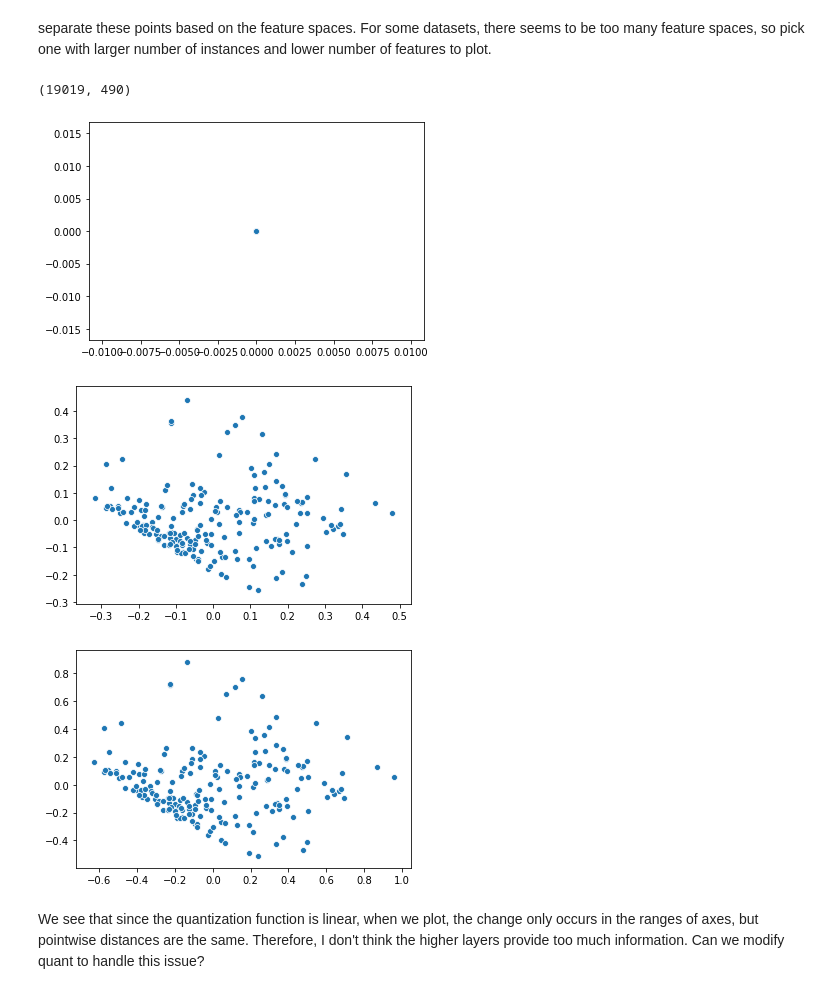
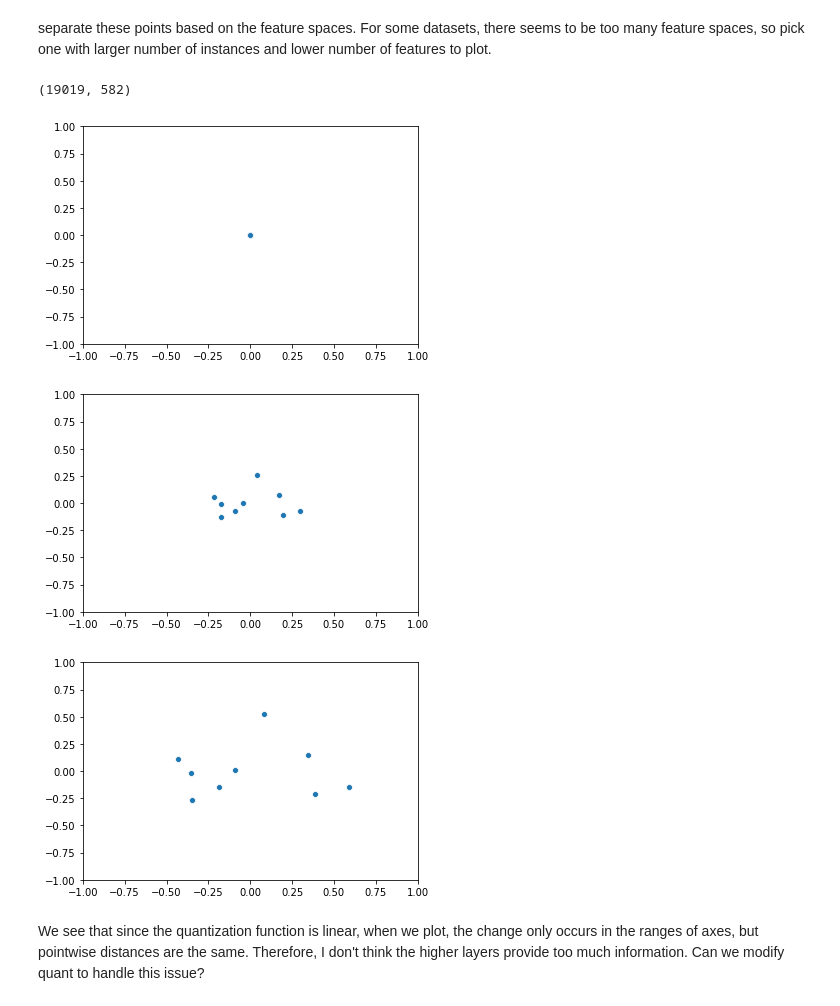
Before and after one commit to CopperWasp/PredictiveCoding, a Jupyter notebook: OnlinePredictiveCoding/quantization_visualization.ipynb, the cells around one changed output. Saved outputs shown, nothing was run; the diff lists cells and outputs as text; code cells hidden in the pictures.

```diff
--- a/OnlinePredictiveCoding/quantization_visualization.ipynb
+++ b/OnlinePredictiveCoding/quantization_visualization.ipynb
@@ -5,7 +5,6 @@ In this notebook, we investigate how the quantization function transforms the po
 import dataloader as dl
 import model
 from sklearn.decomposition import PCA
-#from sklearn.manifold import TSNE as PCA
 import matplotlib.pyplot as plt
 from mpl_toolkits.mplot3d import Axes3D
 import seaborn as sns
@@ -14,7 +13,7 @@ import pandas as pd
 
 dataset_name = 'magic04'  # 10 features
 num_layers = 3
-varying_strength = 1
+varying_strength = 0.5
 
 path_X, path_y = dl.get_path(dataset_name)
 X, y = dl.read_dataset(path_X, path_y)
@@ -27,7 +26,7 @@ separate these points based on the feature spaces. For some datasets, there seem
 # %%
 len(qts[0]), len(np.unique(qts[0], axis=0))  # row, feature space
 # %% [output]
-(19019, 490)
+(19019, 582)
 # %%
 split = {}
 
@@ -43,18 +42,19 @@ for i in range(len(qts[0])):
 
 spaces = list(split.keys())
 # %%
-space_idx = 4
+space_idx = 6
+
 for i in range(len(qts)):
     pca = PCA(n_components=2)
     pca_result = pca.fit_transform(split[spaces[space_idx]][i])
-    plt.xlim(-5, 5)
-plt.ylim(-5, 5)
+    plt.xlim(-1, 1)
+    plt.ylim(-1, 1)
     sns.scatterplot(pca_result[:,0], pca_result[:,1], legend='full')
     plt.show()
 # %% [output]
-[figure, old version]
+[figure, new version]
-[figure, old version]
+[figure, new version]
-[figure, old version]
+[figure, new version]
 # %% [markdown]
 We see that since the quantization function is linear, when we plot, the change only occurs in the ranges of axes, but pointwise distances are the same. Therefore, I don't think the higher layers provide too much information. Can we modify quant to handle this issue?
 # %%
```
Also changed, not shown: parts of 3 cells of this notebook, 3 other files.
